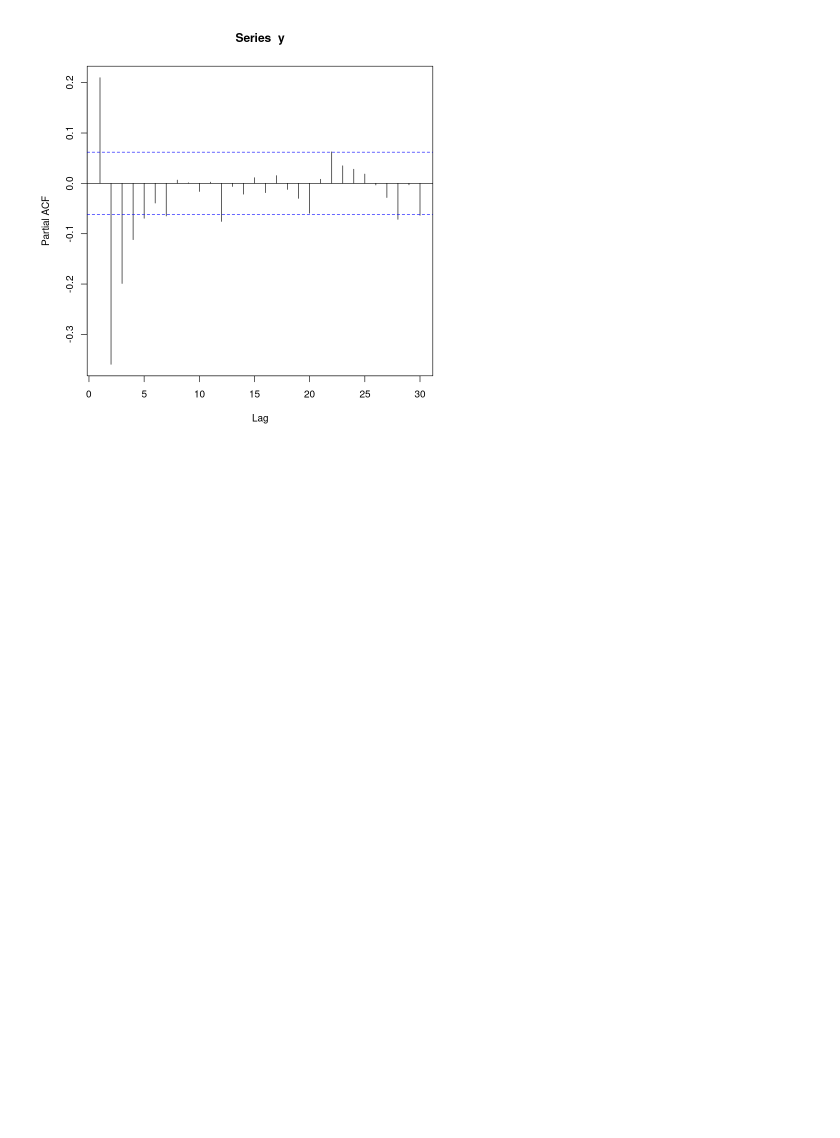
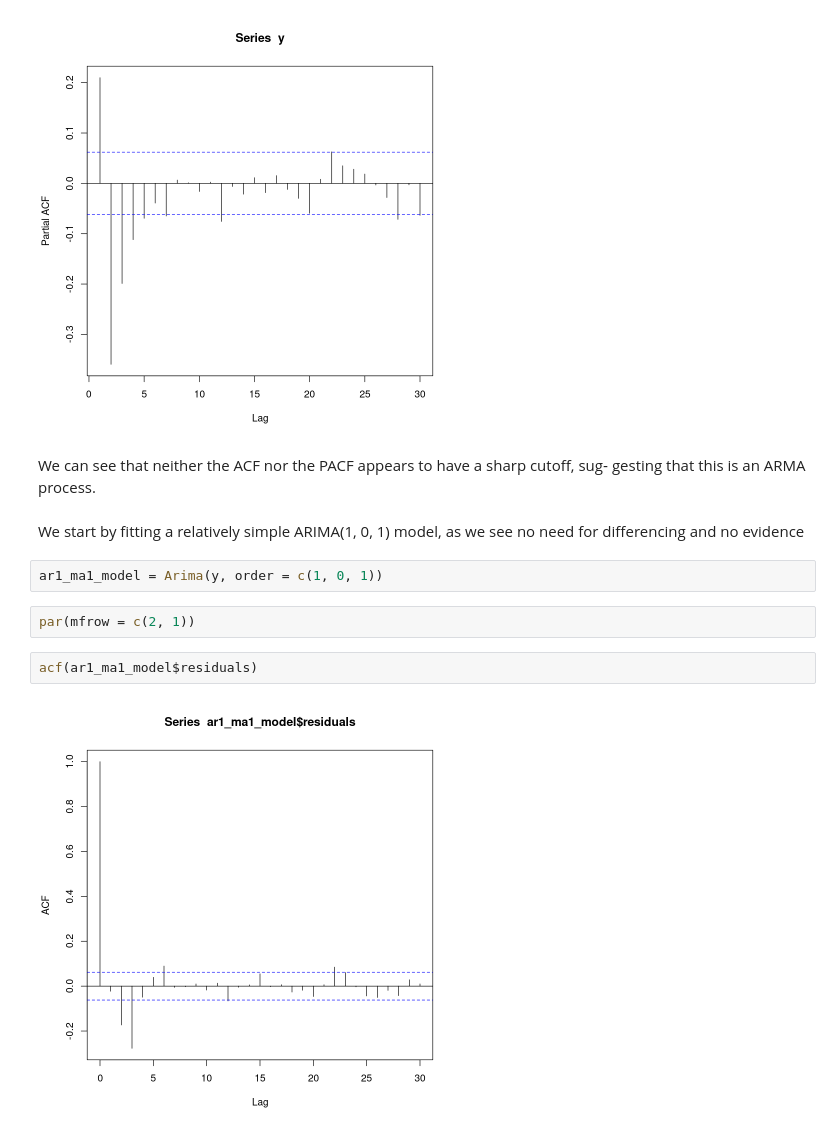
Before and after one commit to cmarsa/ptsa, a Jupyter notebook: chapter_06/statistical_models_ts.ipynb, the cells around one changed output. Saved outputs shown, nothing was run; the diff lists cells and outputs as text; blank space fills up the shorter version.

```diff
--- a/chapter_06/statistical_models_ts.ipynb
+++ b/chapter_06/statistical_models_ts.ipynb
@@ -514,3 +518,17 @@ acf(y)
 pacf(y)
 # %% [output]
 [figure]
+# %% [markdown]
+We can see that neither the ACF nor the PACF appears to have a sharp cutoff, sug‐
+gesting that this is an ARMA process.
+# %% [markdown]
+We start by fitting a relatively
+simple ARIMA(1, 0, 1) model, as we see no need for differencing and no evidence
+# %%
+ar1_ma1_model = Arima(y, order = c(1, 0, 1))
+# %%
+par(mfrow = c(2, 1))
+# %%
+acf(ar1_ma1_model$residuals)
+# %% [output]
+[figure, added]
```
Also changed, not shown: parts of 38 cells of this notebook.
